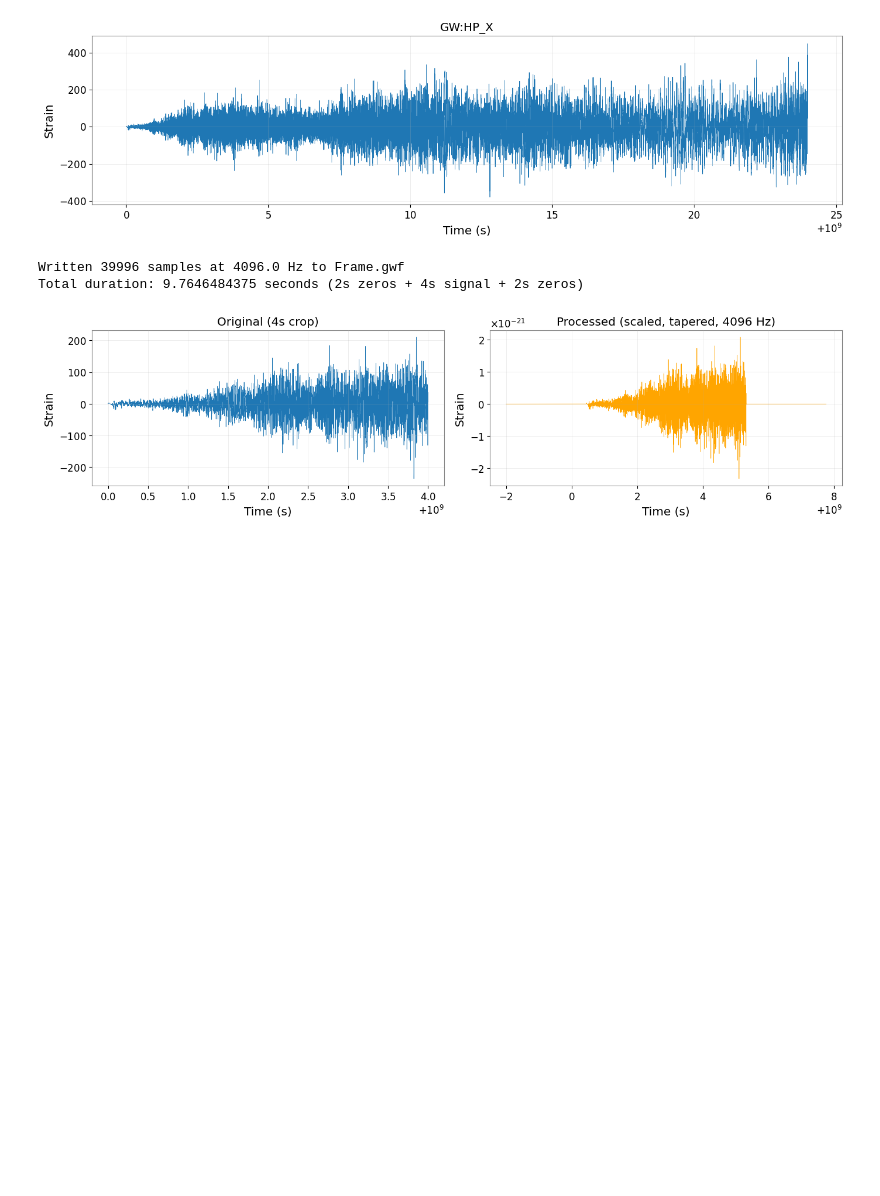
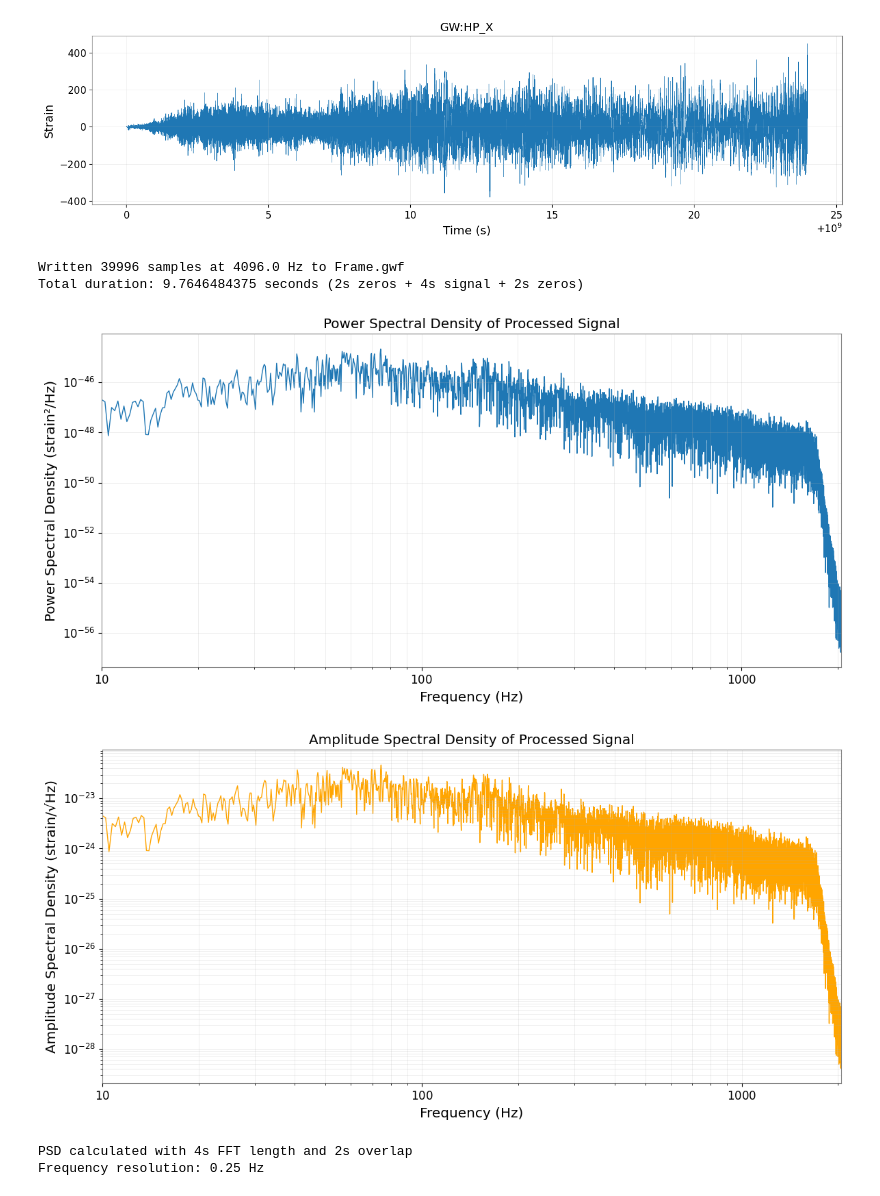
Before and after one commit to chaipattira/gw-collapsar, a Jupyter notebook: preprocess.ipynb, the cells around one changed output. Cells and saved outputs as stored; diff of their text form; code cells hidden in the pictures; blank space fills up the shorter version.

```diff
--- a/preprocess.ipynb
+++ b/preprocess.ipynb
@@ -87,23 +69,48 @@ print(f"Total duration: {ts_processed.duration.value} seconds (2s zeros + 4s sig
 # %% [output]
 Written 39996 samples at 4096.0 Hz to Frame.gwf
 Total duration: 9.7646484375 seconds (2s zeros + 4s signal + 2s zeros)
-# %%
-# Compare original vs processed
-fig, axes = plt.subplots(1, 2, figsize=(14, 4))
-
-axes[0].plot(ts.crop(t0_gps, t0_gps + 4.0).times.value, ts.crop(t0_gps, t0_gps + 4.0).value, linewidth=0.5)
-axes[0].set_xlabel('Time (s)')
-axes[0].set_ylabel('Strain')
-axes[0].set_title('Original (4s crop)')
-axes[0].grid(True, alpha=0.3)
-
-axes[1].plot(ts_processed.times.value, ts_processed.value, linewidth=0.5, color='orange')
-axes[1].set_xlabel('Time (s)')
-axes[1].set_ylabel('Strain')
-axes[1].set_title('Processed (scaled, tapered, 4096 Hz)')
-axes[1].grid(True, alpha=0.3)
-
-plt.tight_layout()
-plt.show()
-# %% [output]
-[figure, removed]
+# %%
+# Calculate PSD (Power Spectral Density)
+# Using Welch's method with appropriate parameters for GW data
+fftlength = 4  # FFT length in seconds
+overlap = 2    # Overlap in seconds
+
+psd = ts_processed.psd(fftlength=fftlength, overlap=overlap)
+
+# Plot PSD
+plt.figure(figsize=(12, 6))
+plt.loglog(psd.frequencies.value, psd.value, linewidth=1)
+plt.xlabel('Frequency (Hz)')
+plt.ylabel('Power Spectral Density (strain²/Hz)')
+plt.title('Power Spectral Density of Processed Signal')
+plt.grid(True, alpha=0.3, which='both')
+plt.xlim(10, 2048)  # Up to Nyquist frequency (half of 4096 Hz)
+plt.tight_layout()
+plt.show()
+
+# Also calculate and plot ASD (Amplitude Spectral Density)
+asd = ts_processed.asd(fftlength=fftlength, overlap=overlap)
+
+plt.figure(figsize=(12, 6))
+plt.loglog(asd.frequencies.value, asd.value, linewidth=1, color='orange')
+plt.xlabel('Frequency (Hz)')
+plt.ylabel('Amplitude Spectral Density (strain/√Hz)')
+plt.title('Amplitude Spectral Density of Processed Signal')
+plt.grid(True, alpha=0.3, which='both')
+plt.xlim(10, 2048)
+plt.tight_layout()
+plt.show()
+
+print(f"PSD calculated with {fftlength}s FFT length and {overlap}s overlap")
+print(f"Frequency resolution: {psd.df.value} Hz")
+
+# Save PSD and ASD to .dat files
+np.savetxt('psd.dat', np.column_stack([psd.frequencies.value, psd.value]),
+           header='Frequency (Hz), PSD (strain^2/Hz)', delimiter=',')
+np.savetxt('asd.dat', np.column_stack([asd.frequencies.value, asd.value]),
+           header='Frequency (Hz), ASD (strain/sqrt(Hz))', delimiter=',')
+# %% [output]
+[figure, added]
+[figure, added]
+PSD calculated with 4s FFT length and 2s overlap
+Frequency resolution: 0.25 Hz
```
Also changed, not shown: parts of 1 cell of this notebook, 4 other files.
